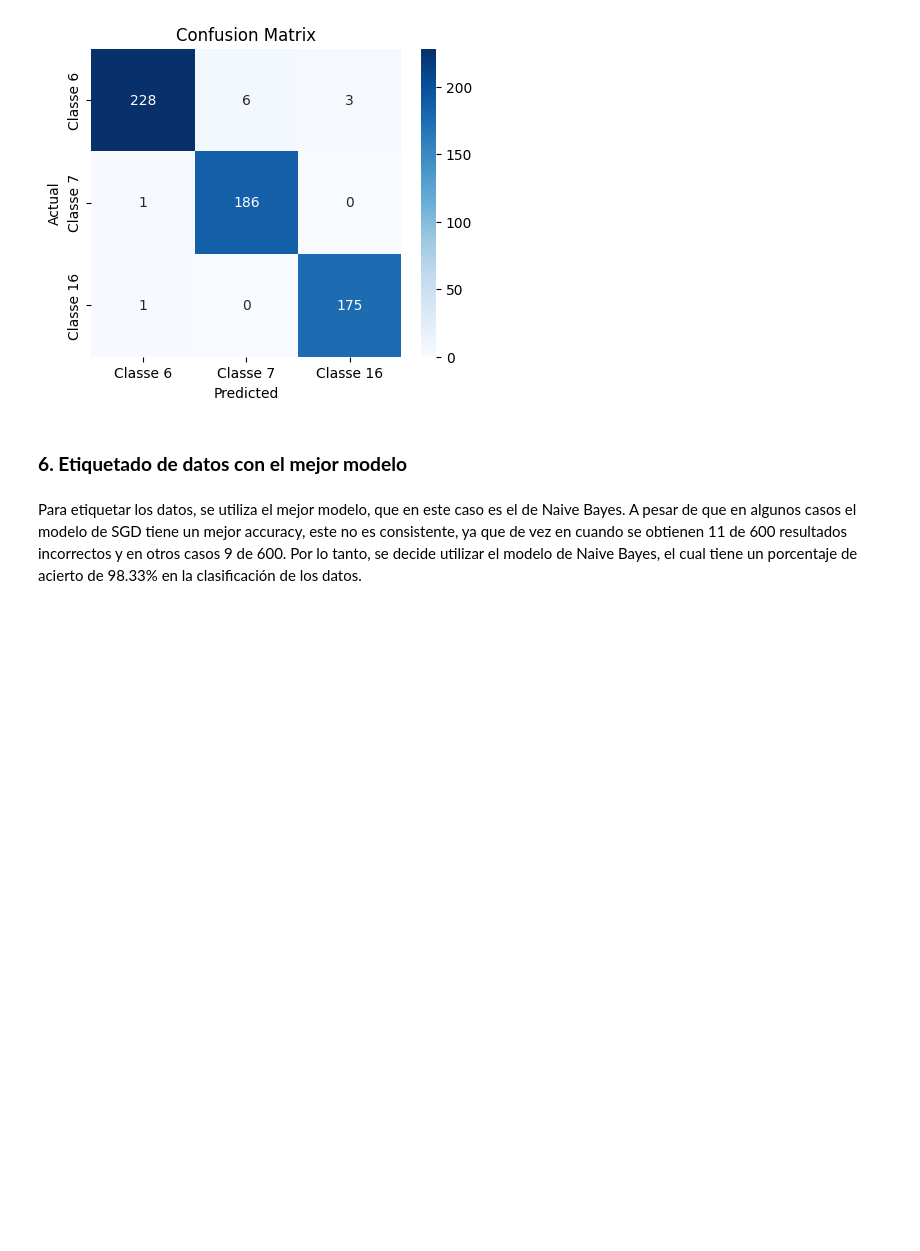
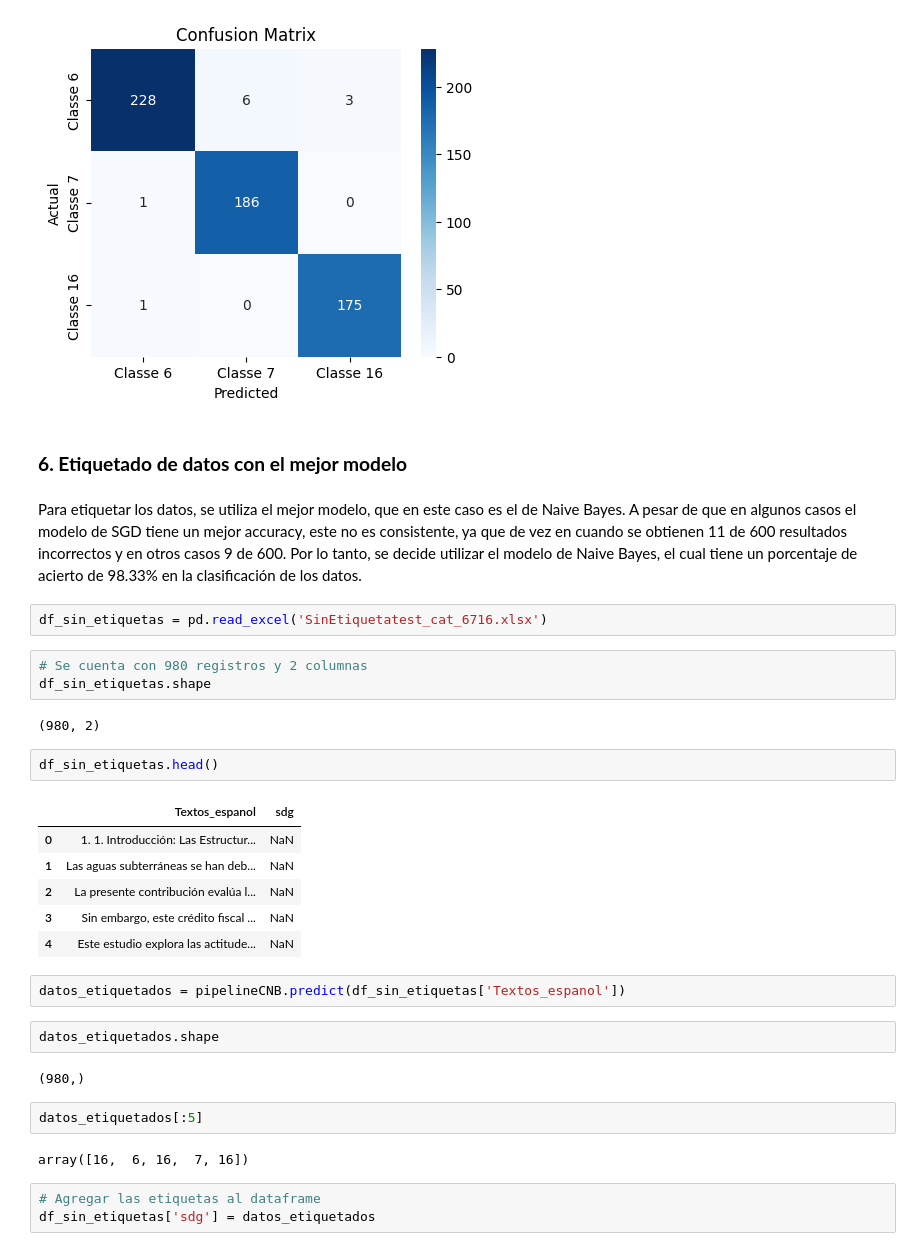
Before and after one commit to ernestocpc/Proyecto1-BI, a Jupyter notebook: proyecto1etapa1.ipynb, the cells around one changed output. Saved outputs shown, nothing was run; the diff lists cells and outputs as text; blank space fills up the shorter version.

Commit message:
feat: datos etiquetados

```diff
--- a/proyecto1etapa1.ipynb
+++ b/proyecto1etapa1.ipynb
@@ -448,3 +449,32 @@ plt.show()
 ### **6. Etiquetado de datos con el mejor modelo**
 # %% [markdown]
 Para etiquetar los datos, se utiliza el mejor modelo, que en este caso es el de Naive Bayes. A pesar de que en algunos casos el modelo de SGD tiene un mejor accuracy, este no es consistente, ya que de vez en cuando se obtienen 11 de 600 resultados incorrectos y en otros casos 9 de 600. Por lo tanto, se decide utilizar el modelo de Naive Bayes, el cual tiene un porcentaje de acierto de 98.33% en la clasificación de los datos.
+# %%
+df_sin_etiquetas = pd.read_excel('SinEtiquetatest_cat_6716.xlsx')
+# %%
+# Se cuenta con 980 registros y 2 columnas
+df_sin_etiquetas.shape
+# %% [output]
+(980, 2)
+# %%
+df_sin_etiquetas.head()
+# %% [output]
+|  | Textos_espanol | sdg |
+| 0 | 1. 1. Introducción: Las Estructur... | NaN |
+| 1 | Las aguas subterráneas se han deb... | NaN |
+| 2 | La presente contribución evalúa l... | NaN |
+| 3 | Sin embargo, este crédito fiscal ... | NaN |
+| 4 | Este estudio explora las actitude... | NaN |
+# %%
+datos_etiquetados = pipelineCNB.predict(df_sin_etiquetas['Textos_espanol'])
+# %%
+datos_etiquetados.shape
+# %% [output]
+(980,)
+# %%
+datos_etiquetados[:5]
+# %% [output]
+array([16,  6, 16,  7, 16])
+# %%
+# Agregar las etiquetas al dataframe
+df_sin_etiquetas['sdg'] = datos_etiquetados
```
Also changed, not shown: parts of 8 cells of this notebook, 1 other file.
